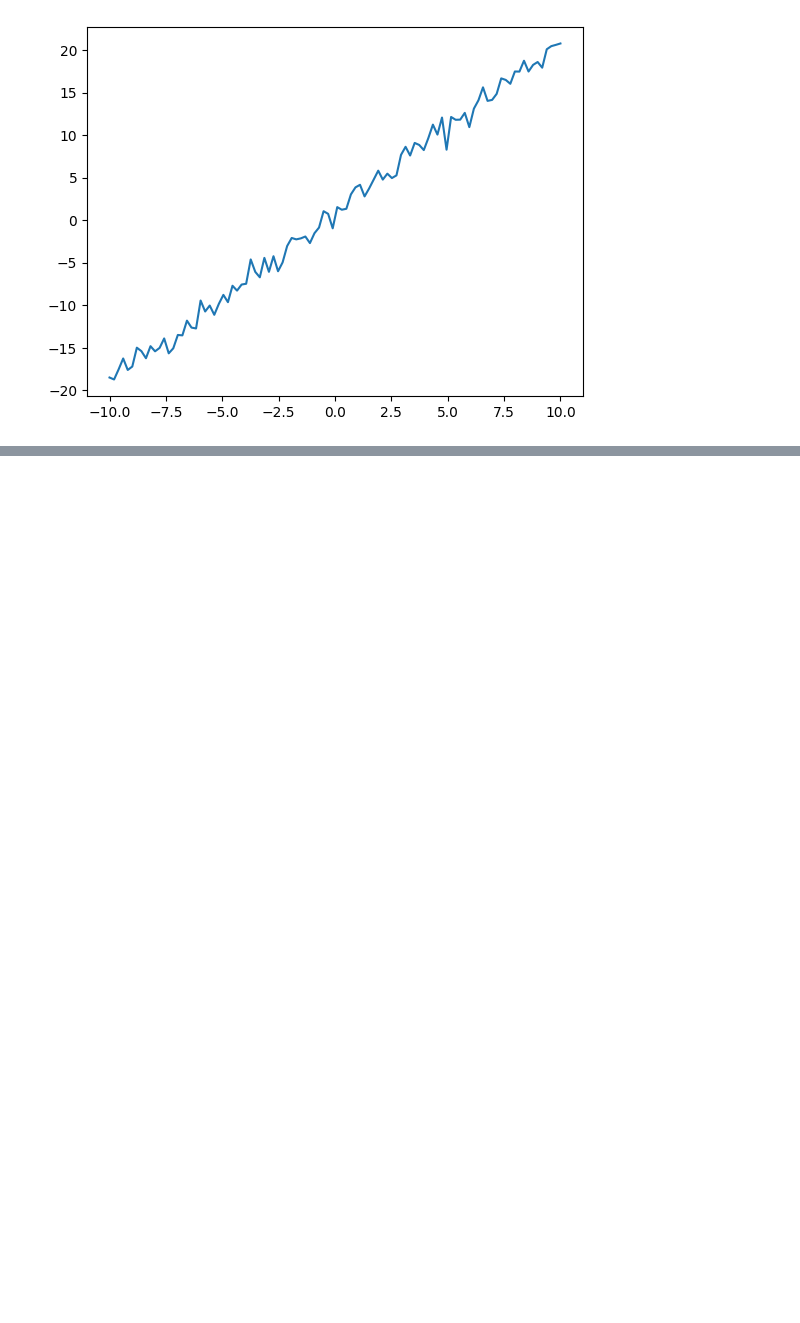
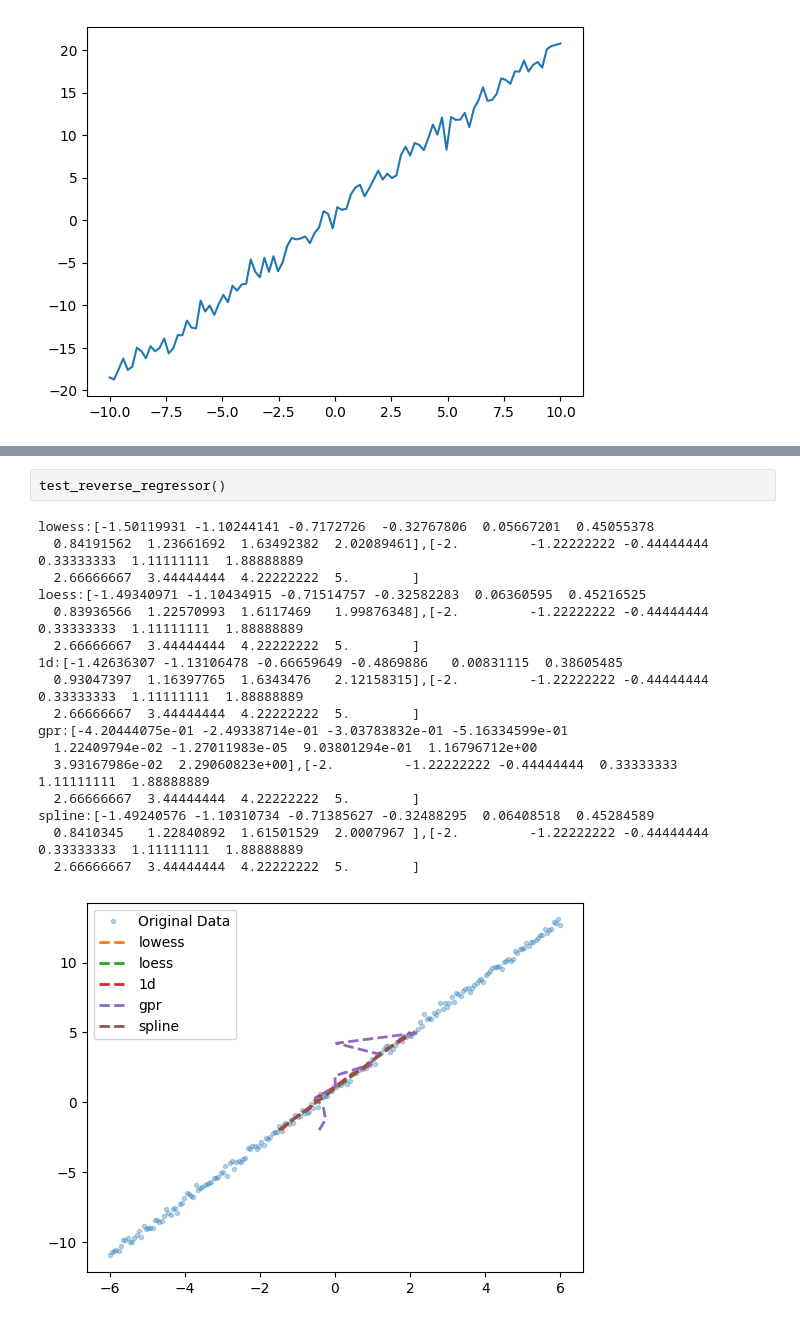
Before and after one commit to sandersa-nist/univariate_tools, a Jupyter notebook: examples/functional_examples_2.ipynb, the cells around one changed output, grey strips where cells are left out. Saved outputs shown, nothing was run; the diff lists cells and outputs as text; blank space fills up the shorter version.

```diff
--- a/examples/functional_examples_2.ipynb
+++ b/examples/functional_examples_2.ipynb
@@ -83,0 +88,20 @@ plt.plot(simulated_data.x,simulated_data.data)
+# %%
+test_reverse_regressor()
+# %% [output]
+lowess:[-1.50119931 -1.10244141 -0.7172726  -0.32767806  0.05667201  0.45055378
+  0.84191562  1.23661692  1.63492382  2.02089461],[-2.         -1.22222222 -0.44444444  0.33333333  1.11111111  1.88888889
+  2.66666667  3.44444444  4.22222222  5.        ]
+loess:[-1.49340971 -1.10434915 -0.71514757 -0.32582283  0.06360595  0.45216525
+  0.83936566  1.22570993  1.6117469   1.99876348],[-2.         -1.22222222 -0.44444444  0.33333333  1.11111111  1.88888889
+  2.66666667  3.44444444  4.22222222  5.        ]
+1d:[-1.42636307 -1.13106478 -0.66659649 -0.4869886   0.00831115  0.38605485
+  0.93047397  1.16397765  1.6343476   2.12158315],[-2.         -1.22222222 -0.44444444  0.33333333  1.11111111  1.88888889
+  2.66666667  3.44444444  4.22222222  5.        ]
+gpr:[-4.20444075e-01 -2.49338714e-01 -3.03783832e-01 -5.16334599e-01
+  1.22409794e-02 -1.27011983e-05  9.03801294e-01  1.16796712e+00
+  3.93167986e-02  2.29060823e+00],[-2.         -1.22222222 -0.44444444  0.33333333  1.11111111  1.88888889
+  2.66666667  3.44444444  4.22222222  5.        ]
+spline:[-1.49240576 -1.10310734 -0.71385627 -0.32488295  0.06408518  0.45284589
+  0.8410345   1.22840892  1.61501529  2.0007967 ],[-2.         -1.22222222 -0.44444444  0.33333333  1.11111111  1.88888889
+  2.66666667  3.44444444  4.22222222  5.        ]
+[figure, added]
```
Also changed, not shown: parts of 1 cell of this notebook, 3 other files.
